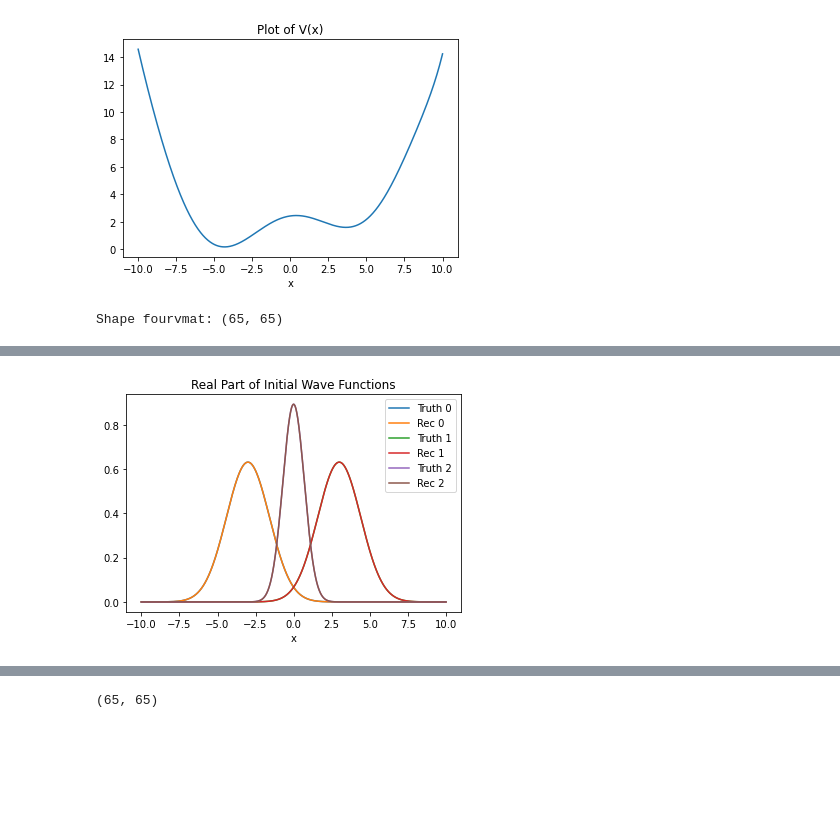
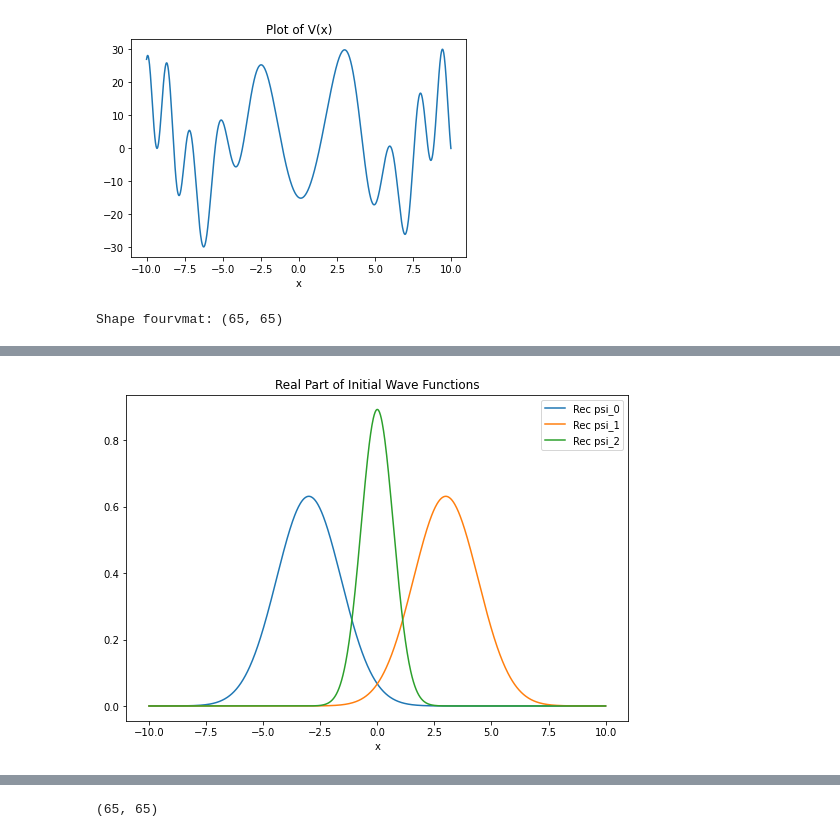
Before and after one commit to kbcollins/tdse, a Jupyter notebook: chebyshev/tdse-adj-cheb-rand-init-test-kbc.ipynb, the cells around one changed output, grey strips where cells are left out. Cells and saved outputs as stored; diff of their text form; code cells hidden in the pictures; blank space fills up the shorter version.

```diff
--- a/chebyshev/tdse-adj-cheb-rand-init-test-kbc.ipynb
+++ b/chebyshev/tdse-adj-cheb-rand-init-test-kbc.ipynb
@@ -36,15 +36,15 @@ def v(z):
     # symmetric double well potential
     # return 2.5e-3 * (z**2 - 25)**2
     # asymmetric double well potential
-    c0 = 4.35; c1 = 9.40e-1; c2 = -3.56e-1; c3 = -4.66e-2
-    c4 = 1.46e-2; c5 = 6.76e-4; c6 = -1.26e-4; c7 = -5.43e-6
-    c8 = 4.12e-7; c9 = 1.65e-8
-    x = z + 0.8
-    return 0.5 * (c0 + c1*x + c2*x**2 + c3*x**3 + c4*x**4 + c5*x**5 \
-           + c6*x**6 + c7*x**7 + c8*x**8 + c9*x**9)
+    # c0 = 4.35; c1 = 9.40e-1; c2 = -3.56e-1; c3 = -4.66e-2
+    # c4 = 1.46e-2; c5 = 6.76e-4; c6 = -1.26e-4; c7 = -5.43e-6
+    # c8 = 4.12e-7; c9 = 1.65e-8
+    # x = z + 0.8
+    # return 0.5 * (c0 + c1*x + c2*x**2 + c3*x**3 + c4*x**4 + c5*x**5 \
+    #        + c6*x**6 + c7*x**7 + c8*x**8 + c9*x**9)
     # non-polynomial potentials
-    # return 1 + np.sin(0.2 * z - 1.5)
-    # return np.sin((0.5 * z)**2)
+    # return 20 * (1 + np.sin(0.2 * z - 1.5))
+    return 15 * (-np.cos(z) + np.sin((0.5 * z)**2 - 0.2 * z))
     # soft coulomb potential
     # return -1 / np.sqrt(z**2 + 0.25)
 
@@ -58,7 +58,7 @@ plt.title('Plot of V(x)')
 plt.xlabel('x')
 plt.show()
 # %% [output]
-[figure, old version]
+[figure, new version]
 # %%
 # transform real space potential to Fourier
 # representation using quadrature method
@@ -137,14 +137,13 @@ for thispsi0fn in psi0fnvec:
     normpsi0recxvec.append(tempa0 @ fourtox)
 
 
-# check if Fourier representation is close to truth
-
 # plot the real part of the normalized psi0
+plt.figure(figsize=(9, 6))
 for i in range(len(normpsi0xvec)):
     print(f'Vector L2 Error psi0_{i}:', nl.norm(normpsi0xvec[i] - normpsi0recxvec[i]))
     print(f'Vector L-infinity Error psi0_{i}:', np.max(np.abs(normpsi0xvec[i] - normpsi0recxvec[i])))
-    plt.plot(xvec, normpsi0xvec[i].real, label=f"Truth {i}")
-    plt.plot(xvec, normpsi0recxvec[i].real, label=f"Rec {i}")
+    # plt.plot(xvec, normpsi0xvec[i].real, label=f"Truth {i}")
+    plt.plot(xvec, normpsi0recxvec[i].real, label=f"Rec psi_{i}")
 
 plt.title('Real Part of Initial Wave Functions')
 plt.xlabel('x')
@@ -159,5 +158,5 @@ Vector L2 Error psi0_2: 7.817141183566903e-12
 Vector L-infinity Error psi0_2: 4.1810999107383395e-13
-[figure, old version]
+[figure, new version]
 # %%
 # solve the forward TDSE problem in the Fourier
 # representation
```
Also changed, not shown: parts of 16 cells of this notebook, 1 other file.
